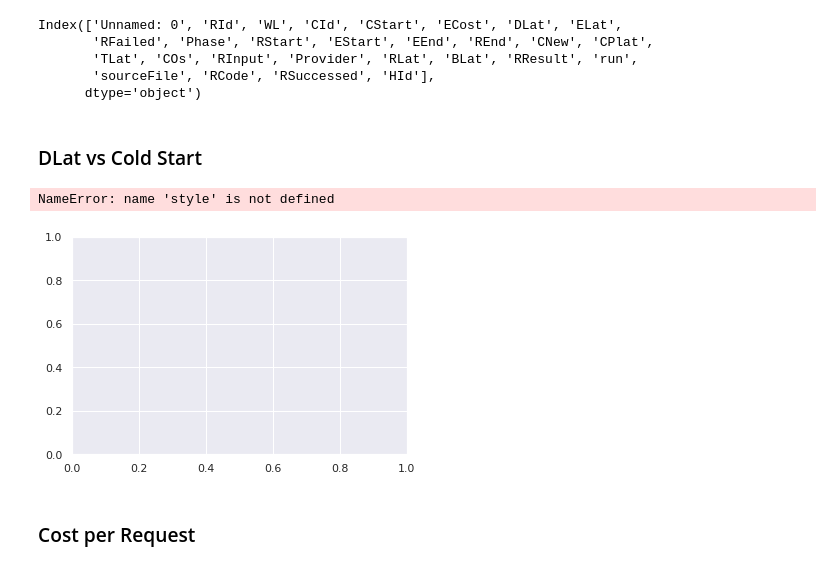
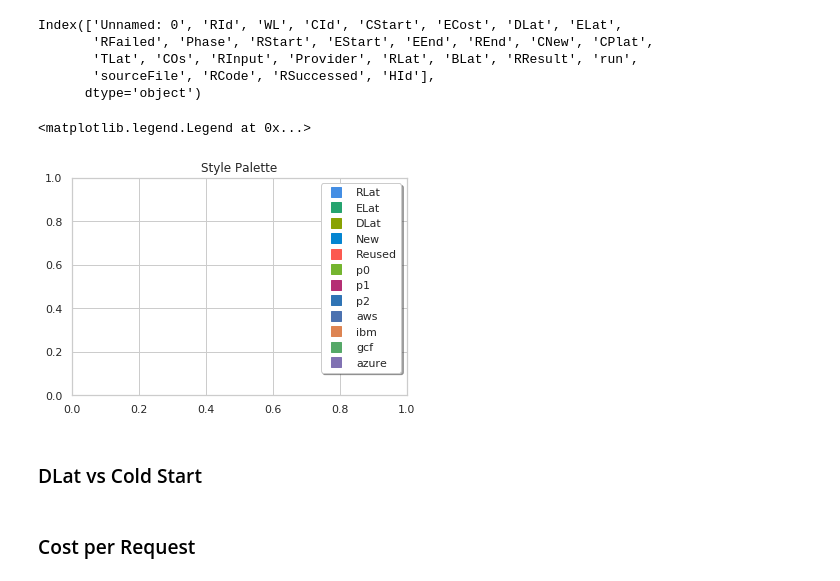
Before and after one commit to tawalaya/FaaSElasticityEngineering, a Jupyter notebook: SW-Analysis.ipynb, the cells around one changed output. Drawn from its saved outputs; the diff is of its cells as text; code cells hidden in the pictures.

```diff
--- a/SW-Analysis.ipynb
+++ b/SW-Analysis.ipynb
@@ -137,6 +137,35 @@ style = {
 
 }
 sns.set(style="whitegrid")
+# %%
+legendShapes = []
+legendNames = []
+for x in ["RLat","ELat","DLat"]:
+    c = style["Lats"][x]
+    legendShapes.append(Line2D([0], [0], marker='s', lw=0,color=c,markerfacecolor=c, markersize=10))
+    legendNames.append(x)
+
+for x in ["New","Reused"]:
+    c = style["CNew"][x]
+    legendShapes.append(Line2D([0], [0], marker='s', lw=0,color=c,markerfacecolor=c, markersize=10))
+    legendNames.append(x)
+
+for x in ["p0","p1","p2"]:
+    c = style["Phases"][x]
+    legendShapes.append(Line2D([0], [0], marker='s', lw=0,color=c,markerfacecolor=c, markersize=10))
+    legendNames.append(x)
+
+for x in ["aws","ibm","gcf","azure"]:
+    c = style[x]["color"]
+    legendShapes.append(Line2D([0], [0], marker='s', lw=0,color=c,markerfacecolor=c, markersize=10))
+    legendNames.append(x)
+
+fig,ax = plt.subplots()
+ax.set_title("Style Palette")
+ax.legend(legendShapes, legendNames,fancybox=True, shadow=True)
+# %% [output]
+<matplotlib.legend.Legend at 0x...>
+[figure, added]
 # %%
 all = all[(all["Phase"] != "none")]
 # %% [markdown]
@@ -201,9 +230,6 @@ for workload in configs:
             ax.set_title("Cold/Warm {} for {} {}".format(style["Names"][lat],style[provider]["name"],workload))
             fig.savefig("reports/CW_{}_{}_{}.pdf".format(lat,provider,workload))
             plt.close(fig)
-# %% [output]
-NameError: name 'style' is not defined
-[figure, removed]
 # %% [markdown]
 ### Cost per Request
 # %%
```
Also changed, not shown: parts of 6 cells of this notebook, 23 other files.
